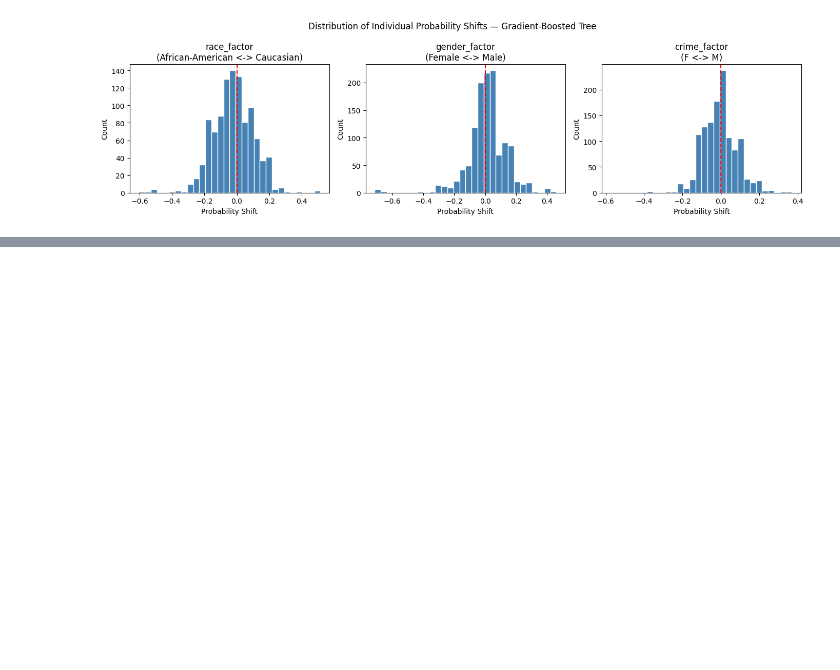
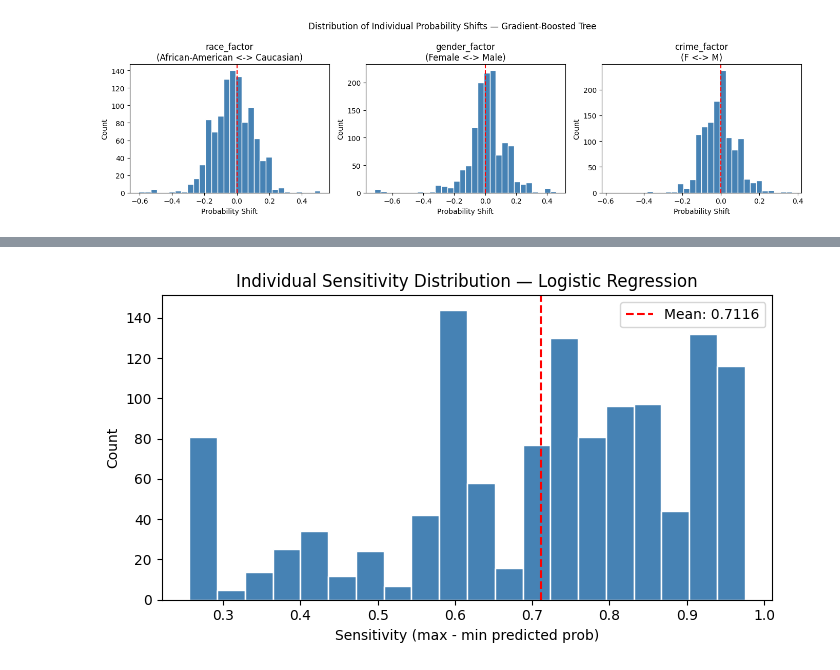
Before and after one commit to Olia1998/Oli, a Jupyter notebook: Live-coding/Lecture-04-generalization.ipynb, the cells around one changed output, grey strips where cells are left out. Cells and saved outputs as stored; diff of their text form; code cells hidden in the pictures; blank space fills up the shorter version.

```diff
--- a/Live-coding/Lecture-04-generalization.ipynb
+++ b/Live-coding/Lecture-04-generalization.ipynb
@@ -2461,3 +2459,20 @@ gender_factor                Female <-> Male        1235               0.0888 Mo
 [figure]
 [figure]
 [figure]
+# %%
+# ============================================================
+# PART D: Robustness — Stress Test priors_count
+# ============================================================
+
+slice_features = ["race_factor", "gender_factor", "age_factor", "crime_factor"]
+
+for name, model in models.items():
+    slice_tables = []
+    for col in slice_features:
+        slice_tables.append(slice_metrics(model, X_test, y_test, group_col=col))
+
+    slice_eval = pd.concat(slice_tables, ignore_index=True)
+    slice_eval = slice_eval.sort_values(["slice_feature", "n"], ascending=[True, False])
+
+    print(f"\n=== Slice-Based Evaluation — {name} ===")
+    print(slice_eval.round(4).to_string(index=False))
@@ -2463,0 +2563,68 @@ gender_factor                Female <-> Male        1235               0.0888 Mo
+# %%
+# ============================================================
+# PART D: EXTENSION 1 — Sensitivity Distribution Plot
+# ============================================================
+
+for name, model in models.items():
+    ice_preds = []
+    for v in priors_grid:
+        X_s = X_test.copy()
+        X_s["priors_count"] = v
+        prob = model.predict_proba(X_s)[:, 1]
+        ice_preds.append(prob)
+
+    ice_matrix = np.array(ice_preds)  # shape (n_grid_values, n_individuals)
+    sensitivity = ice_matrix.max(axis=0) - ice_matrix.min(axis=0)
+
+    # Distribution plot
+    plt.figure(figsize=(7, 4))
+    plt.hist(sensitivity, bins=20, color="steelblue", edgecolor="white")
+    plt.axvline(sensitivity.mean(), color="red", linestyle="--",
+                label=f"Mean: {sensitivity.mean():.4f}")
+    plt.title(f"Individual Sensitivity Distribution — {name}")
+    plt.xlabel("Sensitivity (max - min predicted prob)")
+    plt.ylabel("Count")
+    plt.legend()
+    plt.tight_layout()
+    plt.show()
+
+# ============================================================
+# PART D: EXTENSION 2 — Sensitivity Flag Summary
+# ============================================================
+
+    def flag_sensitivity(s):
+        if s < 0.30:
+            return "Low"
+        elif s < 0.60:
+            return "Moderate"
+        else:
+            return "High"
+
+    flags = pd.Series([flag_sensitivity(s) for s in sensitivity]).value_counts()
+    print(f"\n=== Individual Sensitivity Flags — {name} ===")
+    print(flags.to_string())
+
+# ============================================================
+# PART D: EXTENSION 3 — Stress Test Visualization
+# ============================================================
+
+all_stress = []
+for name, model in models.items():
+    stress_table = stress_test_priors(model, X_test, deltas=(0, 2, 5, 10))
+    stress_table["model"] = name
+    all_stress.append(stress_table)
+
+stress_combined = pd.concat(all_stress)
+
+plt.figure(figsize=(8, 4))
+for name, grp in stress_combined.groupby("model"):
+    plt.plot(grp["delta_priors_count"], grp["mean_pred_prob"],
+             marker="o", label=name)
+plt.title("Mean Predicted Probability vs priors_count Stress")
+plt.xlabel("Delta priors_count")
+plt.ylabel("Mean Predicted Probability")
+plt.legend()
+plt.tight_layout()
+plt.show()
+# %% [output]
+[figure, added]
```
Also changed, not shown: parts of 6 cells of this notebook.
